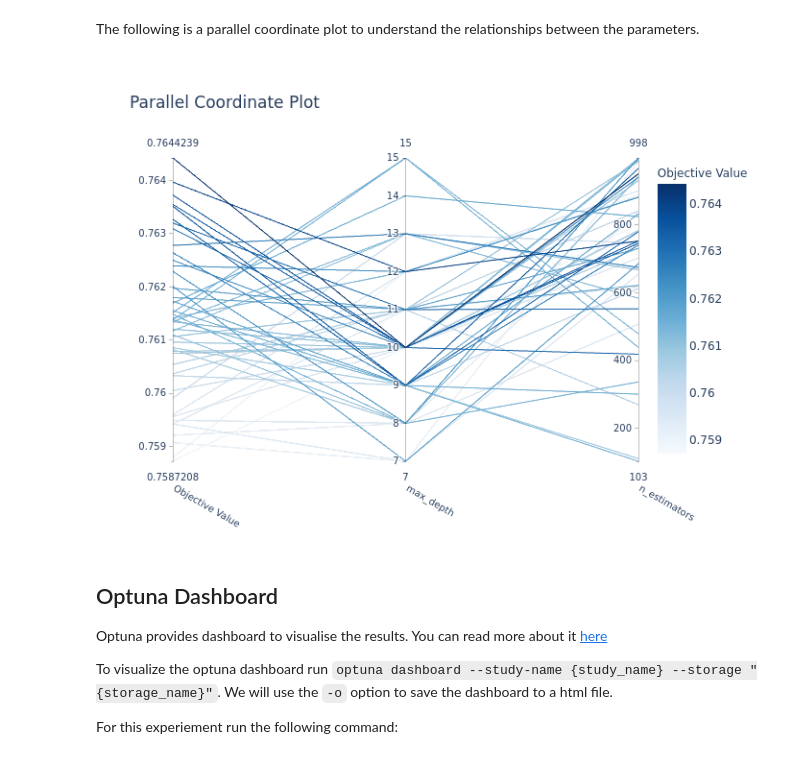
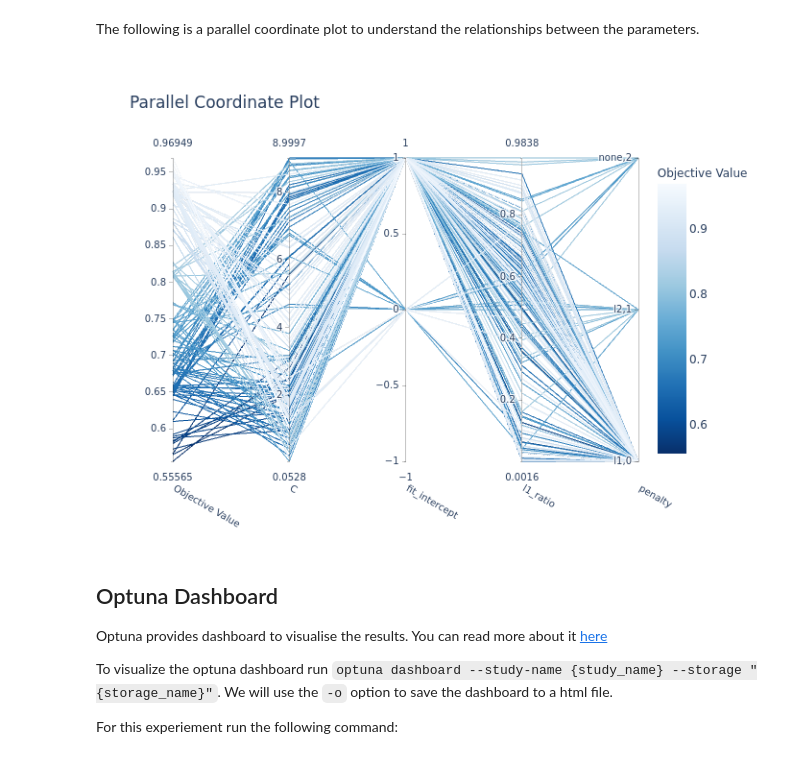
Before and after one commit to rapidsai/cloud-ml-examples, a Jupyter notebook: optuna/notebooks/optuna_rapids.ipynb, the cells around one changed output. Cells and saved outputs as stored; diff of their text form; code cells hidden in the pictures.

Commit message:
Change to LR, hinge loss and wider range

```diff
--- a/optuna/notebooks/optuna_rapids.ipynb
+++ b/optuna/notebooks/optuna_rapids.ipynb
@@ -113,5 +119,5 @@ Here, we define `train_and_eval` function which simply fits a RandomForestClassi
 # %%
-def train_and_eval(X_param, y_param, max_depth=16, n_estimators=100):
+def train_and_eval(X_param, y_param, penalty='l2', C=1.0, l1_ratio=None, fit_intercept=True):
     """
         Splits the given data into train and test split to train and evaluate the model
         for the params parameters.
@@ -123,19 +129,20 @@ def train_and_eval(X_param, y_param, max_depth=16, n_estimators=100):
                   The data to use for training and testing.
         y_param:  Series.
                   The label for training
-        max_depth, n_estimators: The values to use for max_depth and n_estimators for RFC.
-                                 Defaults to 16 and 100 (the defaults for the classifiers used)
+        penalty, C, l1_ratio, fit_intercept: The parameter values for Logistic Regression.
 
         Returns
-        score: Accuracy score of the fitted model
+        score: hinge loss of the fitted model
     """
     X_train, X_valid, y_train, y_valid = train_test_split(X_param,
                                                           y_param,
-                                                          random_state=77)
-    classifier = cuml.ensemble.RandomForestClassifier(max_depth=max_depth,
-                                                      n_estimators=n_estimators)
+                                                          random_state=42)
+    classifier = LogisticRegression(penalty=penalty,
+                                    C=C,
+                                    l1_ratio=l1_ratio,
+                                    fit_intercept=fit_intercept)
     classifier.fit(X_train, y_train)
     y_pred = classifier.predict(X_valid)
-    score = accuracy_score(y_valid, y_pred)
+    score = hinge_loss(y_valid.to_array(), y_pred.to_array())
     return score
 # %% [markdown]
@@ -163,10 +171,17 @@ def objective(trial, X_param, y_param):
     # max_depth and n_estimators.
 
     # These are the recommended ranges for these parameters
-    max_depth = trial.suggest_int("max_depth", 7, 15)
-    n_estimators = trial.suggest_int("n_estimators", 100, 1000)
-    score = train_and_eval(X_param, y_param, max_depth=max_depth,
-                           n_estimators=n_estimators)
+    C = trial.suggest_uniform("C", 0 , 9.0)
+    penalty = trial.suggest_categorical("penalty", ['l1', 'none', 'l2'])
+    l1_ratio = trial.suggest_uniform("l1_ratio", 0 , 1.0)
+    fit_intercept = trial.suggest_categorical("fit_intercept", [True, False])
+
+    score = train_and_eval(X_param,
+                           y_param,
+                           penalty=penalty,
+                           C=C,
+                           l1_ratio=l1_ratio,
+                           fit_intercept=fit_intercept)
     return score
 # %% [markdown]
 ## HPO Trials and Study
@@ -183,7 +198,7 @@ with timed("dask_optuna"):
     storage = dask_optuna.DaskStorage(storage_name)
     study = optuna.create_study(sampler=optuna.samplers.TPESampler(),
                                 study_name=study_name,
-                                direction="maximize",
+                                direction="minimize",
                                 storage=storage)
     # Optimize in parallel on your Dask cluster
     with parallel_backend("dask"):
@@ -192,5 +207,5 @@ with timed("dask_optuna"):
                            n_jobs=n_workers)
 print("Number of finished trials: ", len(study.trials))
 print("Best trial:")
-study.trials_dataframe().sort_values(by=["value"])[-1:]
+study.best_trial
 # %% [output]
@@ -232,10 +255,10 @@ Image(f.to_image(format="png", engine='kaleido'))
 # %% [markdown]
 The following is a parallel coordinate plot to understand the relationships between the parameters.
 # %%
-f = optuna.visualization.plot_parallel_coordinate(study, params=['max_depth', 'n_estimators'])
+f = optuna.visualization.plot_parallel_coordinate(study, params=['C', 'l1_ratio', 'penalty', 'fit_intercept'])
 Image(f.to_image(format="png", engine='kaleido'))
 # %% [output]
-[figure, old version]
+[figure, new version]
 # %% [markdown]
 ## Optuna Dashboard
 
```
Also changed, not shown: parts of 15 cells of this notebook.
